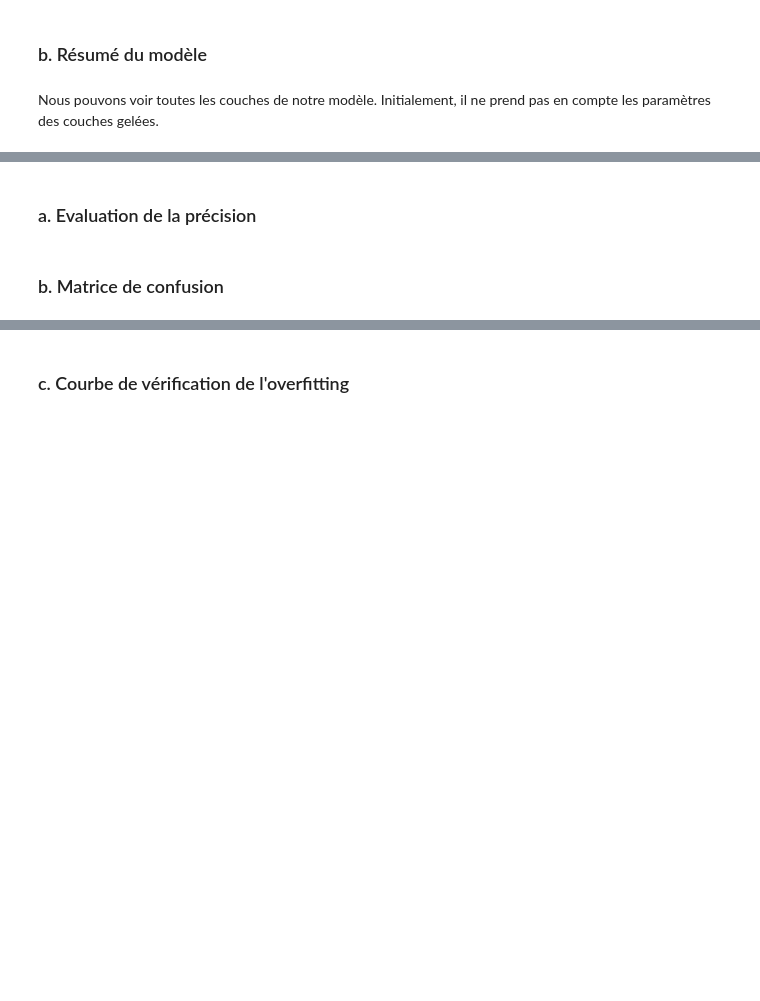
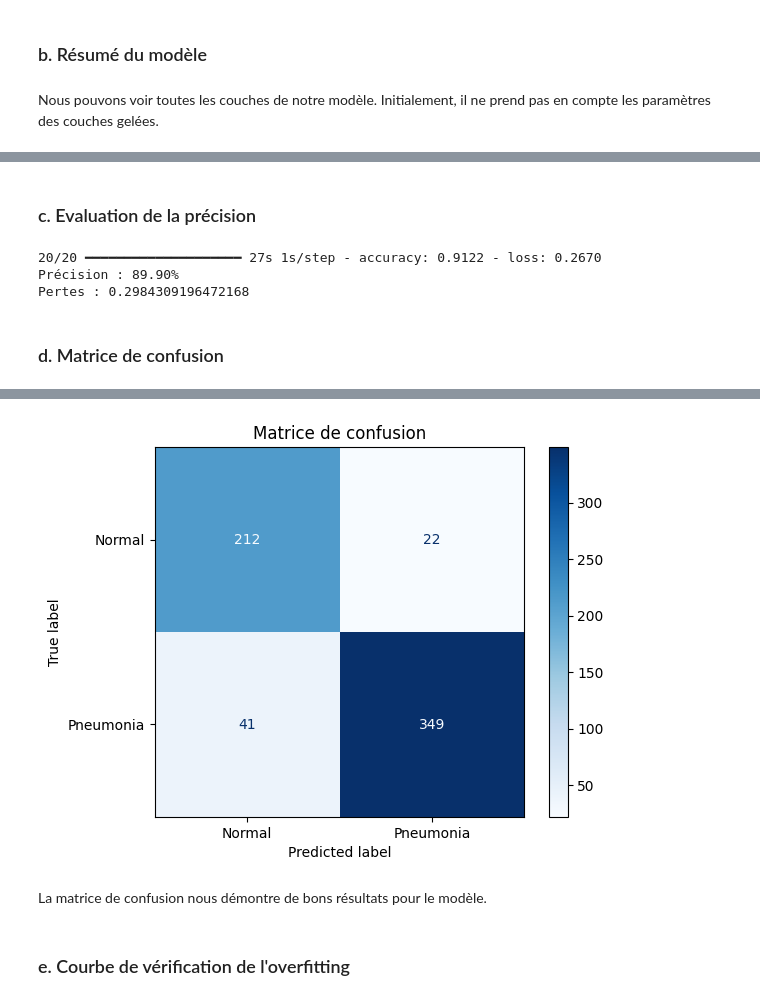
Before and after one commit to Aurelien-L/CNN_Transfer_Learning, a Jupyter notebook: Notebook_CNN_TL.ipynb, the cells around one changed output, grey strips where cells are left out. Cells and saved outputs as stored; diff of their text form; code cells hidden in the pictures; blank space fills up the shorter version.

Commit message:
Finalisation du modèle, entrainement, évaluations, mlflow

```diff
--- a/Notebook_CNN_TL.ipynb
+++ b/Notebook_CNN_TL.ipynb
@@ -172,0 +204,5 @@ Nous pouvons voir toutes les couches de notre modèle. Initialement, il ne prend
+# %%
+early_stop = EarlyStopping(monitor='val_loss', patience=3, restore_best_weights=True)   # Surveillance pour empêcher le surapprentissage
+
+nb_epochs = 10
+batch_size = 32
@@ -172,0 +211,9 @@ Nous pouvons voir toutes les couches de notre modèle. Initialement, il ne prend
+# %%
+history_freeze = model.fit(
+    X_train, y_train,
+    validation_data=(X_test, y_test),
+    epochs=nb_epochs,
+    batch_size = batch_size,
+    callbacks=[early_stop],
+    verbose=1
+)
@@ -174,0 +251,5 @@ Nous pouvons voir toutes les couches de notre modèle. Initialement, il ne prend
+# %%
+for layer in base_model.layers[-15:]:
+    layer.trainable = True
+
+model.compile(optimizer=optimizer, loss=loss_function, metrics=['accuracy'])
@@ -174,0 +284,9 @@ Nous pouvons voir toutes les couches de notre modèle. Initialement, il ne prend
+# %%
+history_nofreeze = model.fit(
+    X_train, y_train,
+    validation_data=(X_test, y_test),
+    epochs=nb_epochs,
+    batch_size = batch_size,
+    callbacks=[early_stop],
+    verbose=1
+)
@@ -175,4 +302,23 @@ Nous pouvons voir toutes les couches de notre modèle. Initialement, il ne prend
 # %% [markdown]
-### a. Evaluation de la précision
+### c. Evaluation de la précision
+# %%
+loss_nofreeze, accuracy_nofreeze = model.evaluate(X_test, y_test)
+print(f"Précision : {accuracy_nofreeze*100:.2f}%")
+print(f"Pertes : {loss_nofreeze}")
+# %% [output]
+20/20 ━━━━━━━━━━━━━━━━━━━━ 27s 1s/step - accuracy: 0.9122 - loss: 0.2670
+Précision : 89.90%
+Pertes : 0.2984309196472168
 # %% [markdown]
-### b. Matrice de confusion
+### d. Matrice de confusion
+# %%
+y_pred_proba = model.predict(X_test)
+
+y_pred = (y_pred_proba > 0.5).astype("int32").flatten()
+
+cm = confusion_matrix(y_test, y_pred)
+disp = ConfusionMatrixDisplay(confusion_matrix=cm, display_labels=["Normal", "Pneumonia"])
+disp.plot(cmap=plt.cm.Blues)
+plt.title("Matrice de confusion")
+plt.show()
+# %% [output]
@@ -179,2 +326,5 @@ Nous pouvons voir toutes les couches de notre modèle. Initialement, il ne prend
+[figure, added]
+# %% [markdown]
+La matrice de confusion nous démontre de bons résultats pour le modèle.
 # %% [markdown]
-### c. Courbe de vérification de l'overfitting
+### e. Courbe de vérification de l'overfitting
```
Also changed, not shown: parts of 37 cells of this notebook, 30 other files.
